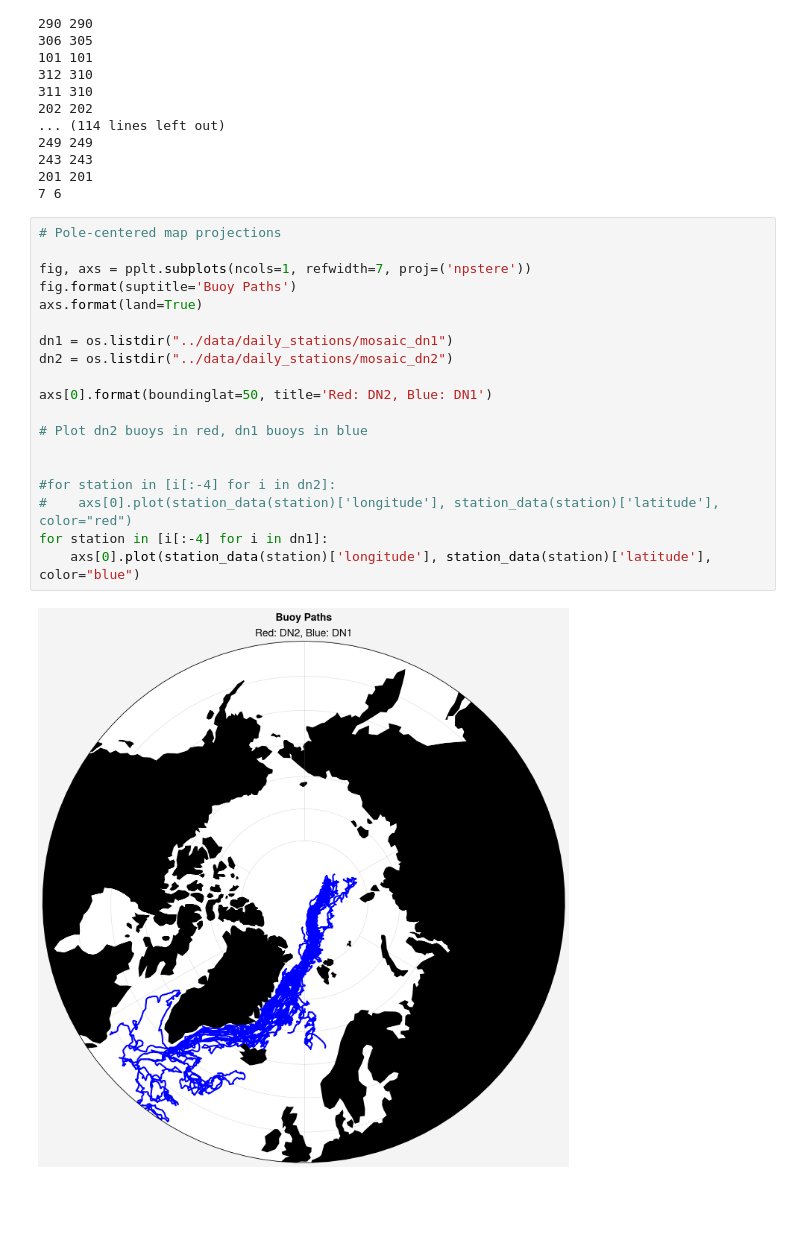
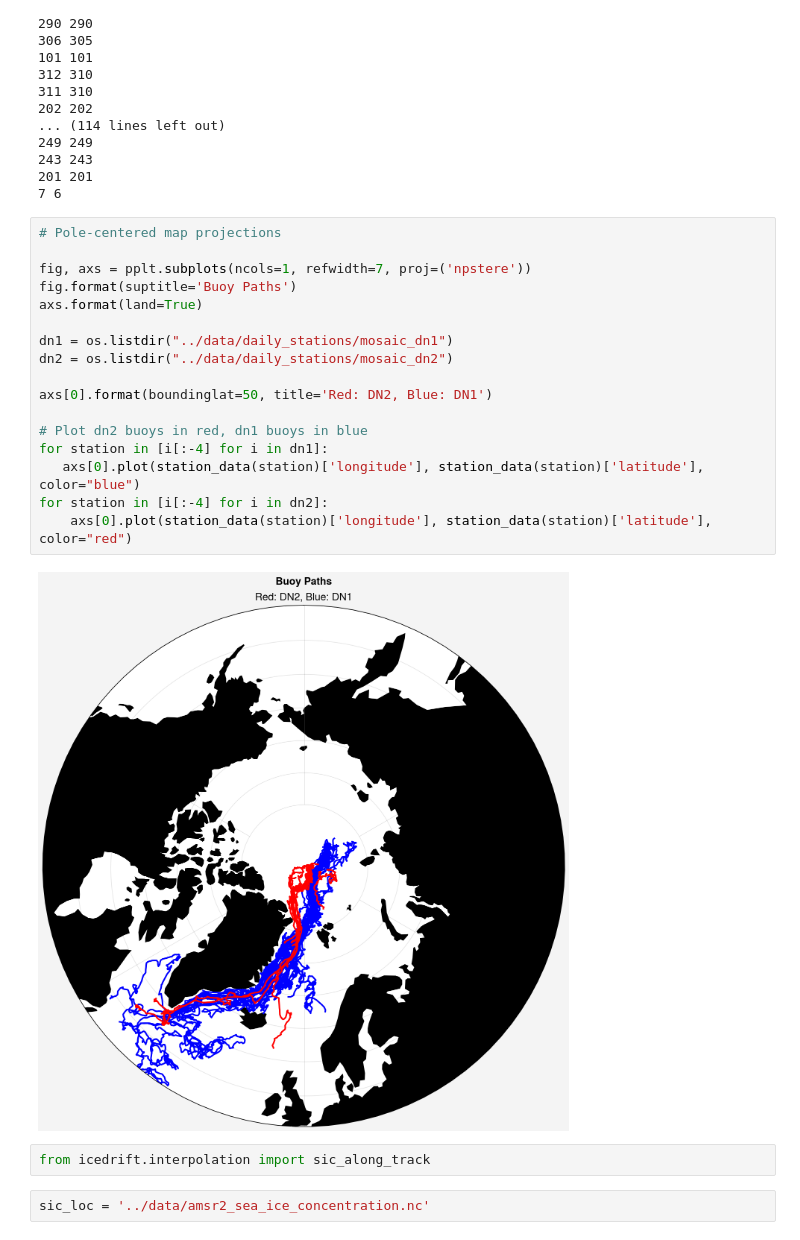
Before and after one commit to awang343/uncertainty-quantification-sea-ice, a Jupyter notebook: notebooks/Sea Ice Concentration.ipynb, the cells around one changed output. Cells and saved outputs as stored; diff of their text form; blank space fills up the shorter version.

```diff
--- a/notebooks/Sea Ice Concentration.ipynb
+++ b/notebooks/Sea Ice Concentration.ipynb
@@ -28,21 +28,23 @@ from helpers import *
 # %%
 # Pole-centered map projections
 
 fig, axs = pplt.subplots(ncols=1, refwidth=7, proj=('npstere'))
 fig.format(suptitle='Buoy Paths')
 axs.format(land=True)
 
 dn1 = os.listdir("../data/daily_stations/mosaic_dn1")
 dn2 = os.listdir("../data/daily_stations/mosaic_dn2")
 
 axs[0].format(boundinglat=50, title='Red: DN2, Blue: DN1')
 
 # Plot dn2 buoys in red, dn1 buoys in blue
-
-
-#for station in [i[:-4] for i in dn2]:
-#    axs[0].plot(station_data(station)['longitude'], station_data(station)['latitude'], color="red")
 for station in [i[:-4] for i in dn1]:
-    axs[0].plot(station_data(station)['longitude'], station_data(station)['latitude'], color="blue")
+   axs[0].plot(station_data(station)['longitude'], station_data(station)['latitude'], color="blue")
+for station in [i[:-4] for i in dn2]:
+    axs[0].plot(station_data(station)['longitude'], station_data(station)['latitude'], color="red")
 # %% [output]
-[figure, old version]
+[figure, new version]
+# %%
+from icedrift.interpolation import sic_along_track
+# %%
+sic_loc = '../data/amsr2_sea_ice_concentration.nc'
```
Also changed, not shown: parts of 2 cells of this notebook, 2 other files.
